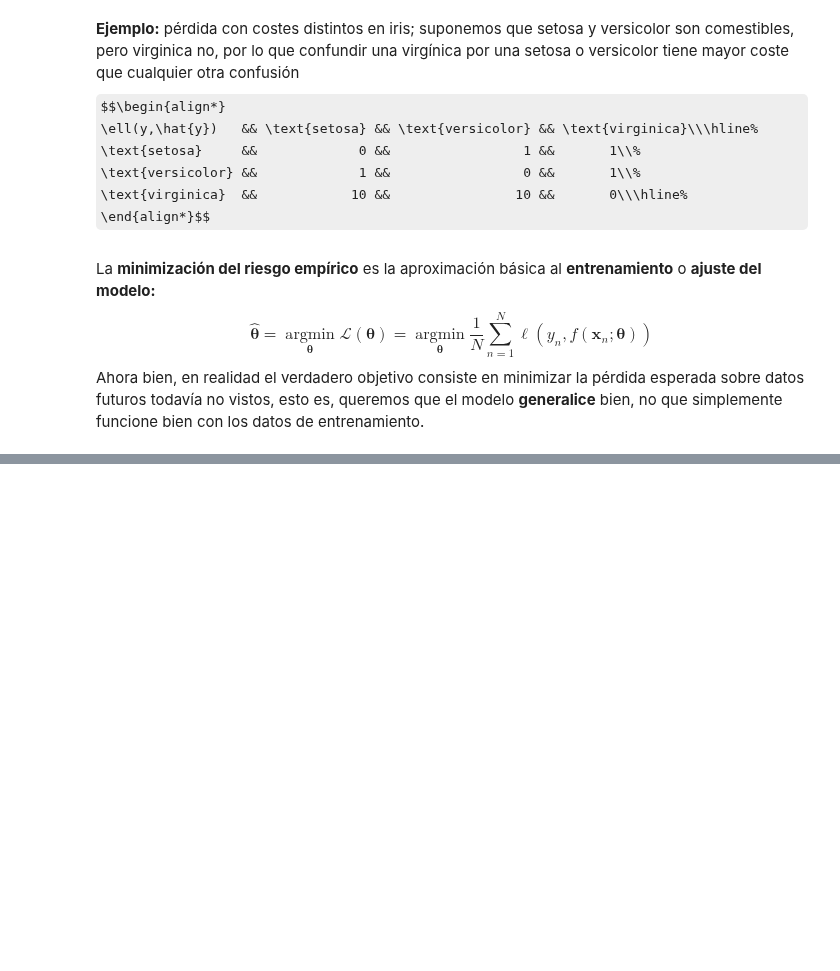
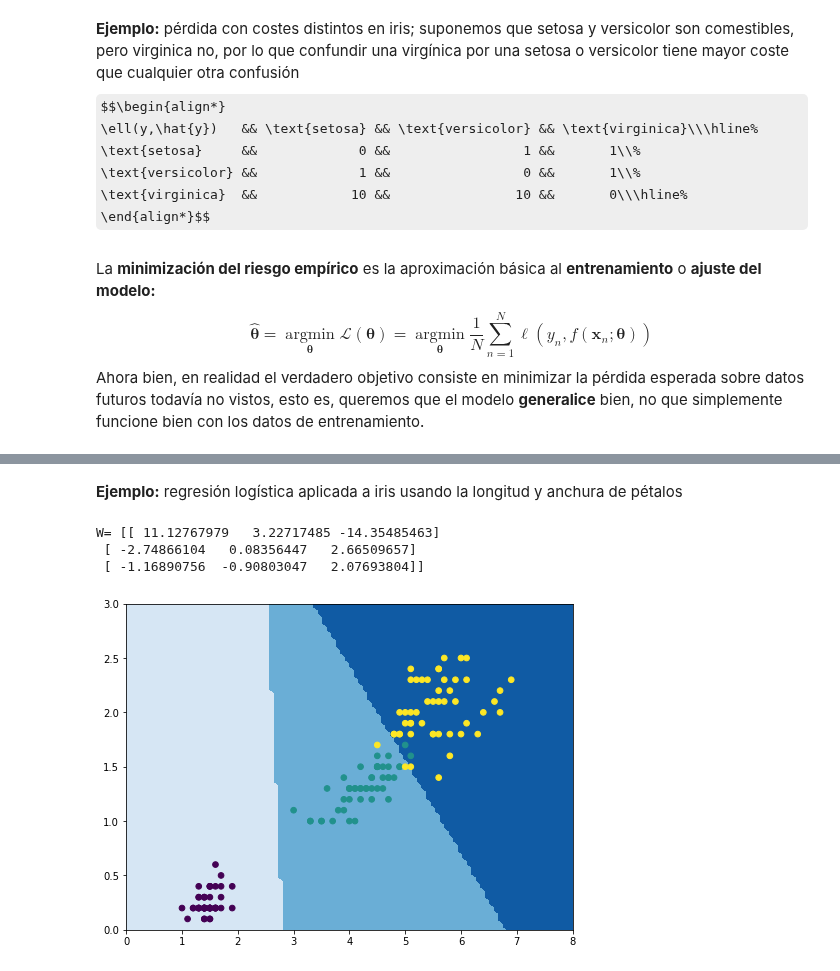
Before and after one commit to AlfonsJ/PML1, a Jupyter notebook: T01 Introducción/1.2 Aprendizaje supervisado/1.2.1 Clasificación.ipynb, the cells around one changed output, grey strips where cells are left out. Cells and saved outputs as stored; diff of their text form; code cells hidden in the pictures; some formulas as TeX source; blank space fills up the shorter version.

```diff
--- a/T01 Introducción/1.2 Aprendizaje supervisado/1.2.1 Clasificación.ipynb
+++ b/T01 Introducción/1.2 Aprendizaje supervisado/1.2.1 Clasificación.ipynb
@@ -134,0 +148,18 @@ El aprendizaje de $f$ sujeto a las restricciones usuales de una función de prob
+# %% [markdown]
+**Ejemplo:** regresión logística aplicada a iris usando la longitud y anchura de pétalos
+# %%
+import numpy as np
+import matplotlib.pyplot as plt
+from sklearn.linear_model import LogisticRegression
+X = iris.data[:, [2, 3]]; y = iris.target
+rl = LogisticRegression().fit(X, y)
+print("W=", np.vstack((rl.intercept_, rl.coef_.T)))
+fig = plt.figure(figsize=(8, 6))
+xx, yy = np.meshgrid(np.linspace(0, 8, num=100), np.linspace(0, 3, num=100))
+Z = rl.predict(np.c_[xx.ravel(), yy.ravel()]).reshape(xx.shape)
+cp = plt.contourf(xx, yy, Z, 2, cmap='Blues'); plt.scatter(*X.T, c=y, s=32);
+# %% [output]
+W= [[ 11.12767979   3.22717485 -14.35485463]
+ [ -2.74866104   0.08356447   2.66509657]
+ [ -1.16890756  -0.90803047   2.07693804]]
+[figure, added]
```
Also changed, not shown: parts of 1 cell of this notebook.
